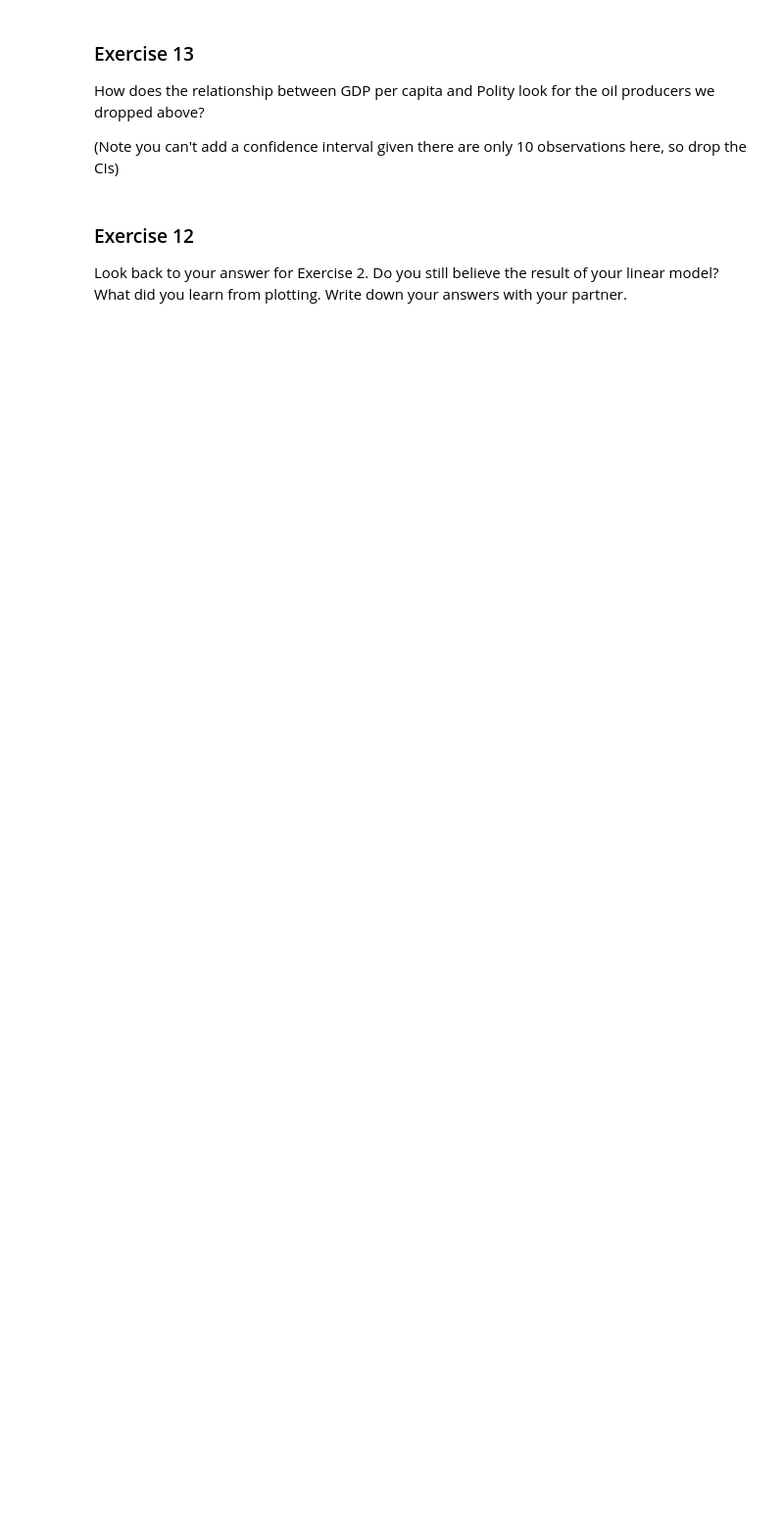
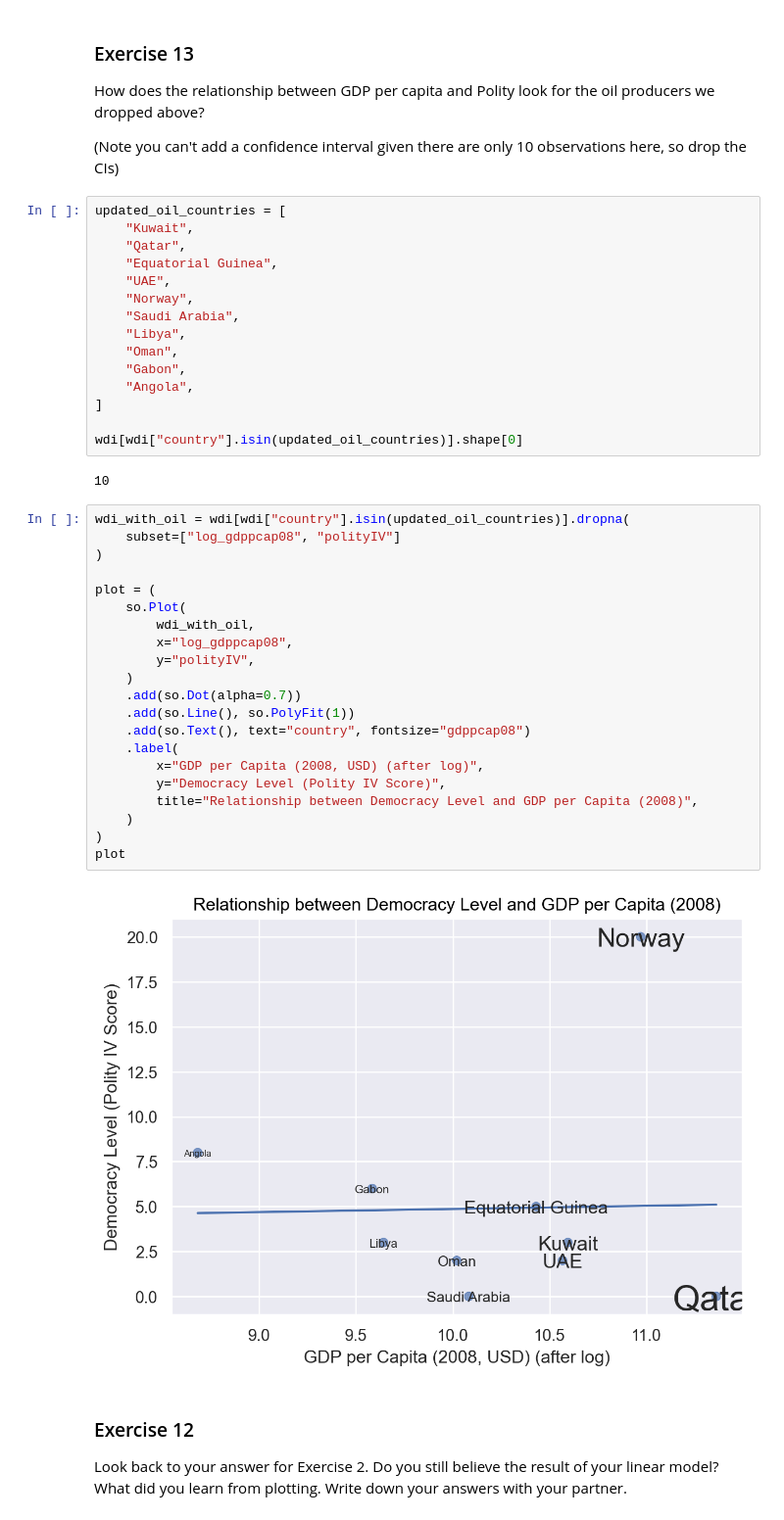
Before and after one commit to mbadu1/Oct7Ex, a Jupyter notebook: exercise_plotting_part2.ipynb, the cells around one changed output. Shown at 98% size. Drawn from its saved outputs; the diff is of its cells as text; blank space fills up the shorter version.

```diff
--- a/exercise_plotting_part2.ipynb
+++ b/exercise_plotting_part2.ipynb
@@ -290,6 +294,46 @@ Let's make sure that you accurately identified all 10 of the oil producers. Writ
 How does the relationship between GDP per capita and Polity look for the oil producers we dropped above?
 
 (Note you can't add a confidence interval given there are only 10 observations here, so drop the CIs)
+# %%
+updated_oil_countries = [
+    "Kuwait",
+    "Qatar",
+    "Equatorial Guinea",
+    "UAE",
+    "Norway",
+    "Saudi Arabia",
+    "Libya",
+    "Oman",
+    "Gabon",
+    "Angola",
+]
+
+wdi[wdi["country"].isin(updated_oil_countries)].shape[0]
+# %% [output]
+10
+# %%
+wdi_with_oil = wdi[wdi["country"].isin(updated_oil_countries)].dropna(
+    subset=["log_gdppcap08", "polityIV"]
+)
+
+plot = (
+    so.Plot(
+        wdi_with_oil,
+        x="log_gdppcap08",
+        y="polityIV",
+    )
+    .add(so.Dot(alpha=0.7))
+    .add(so.Line(), so.PolyFit(1))
+    .add(so.Text(), text="country", fontsize="gdppcap08")
+    .label(
+        x="GDP per Capita (2008, USD) (after log)",
+        y="Democracy Level (Polity IV Score)",
+        title="Relationship between Democracy Level and GDP per Capita (2008)",
+    )
+)
+plot
+# %% [output]
+[figure, added]
 # %% [markdown]
 ### Exercise 12
 
```
Also changed, not shown: parts of 7 cells of this notebook.
